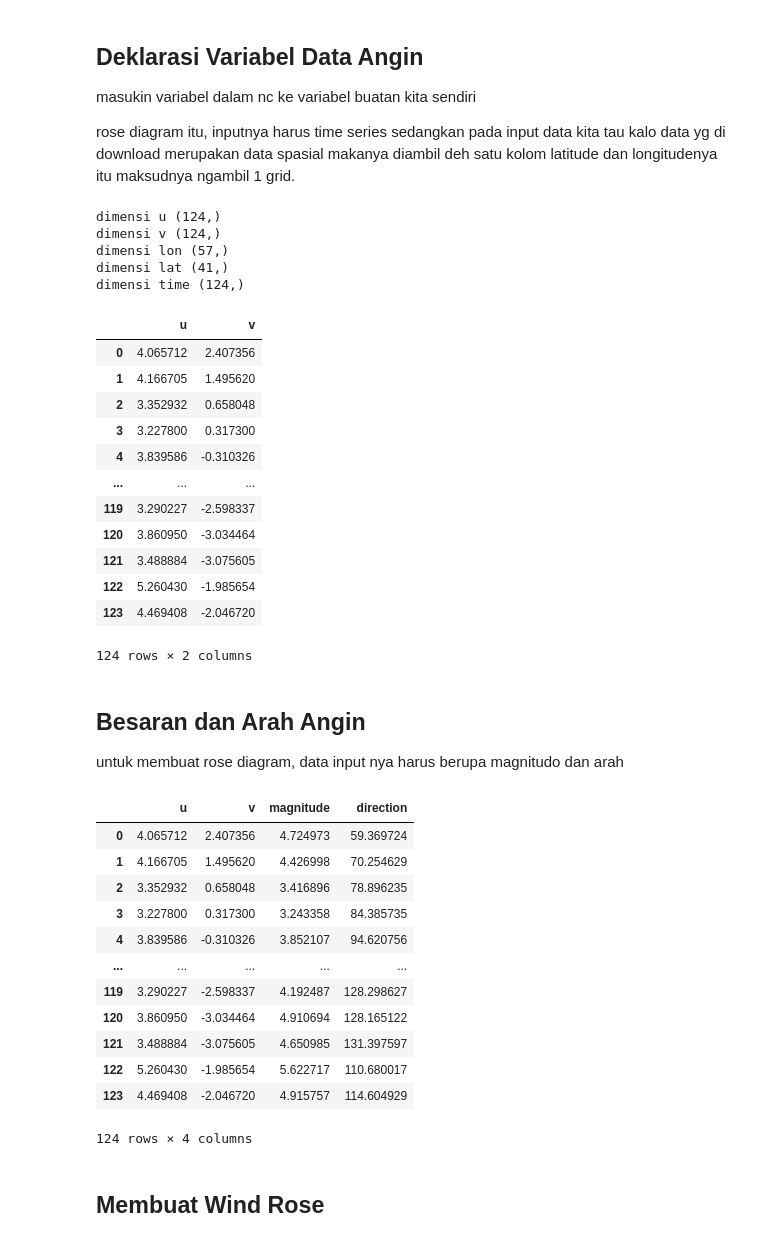
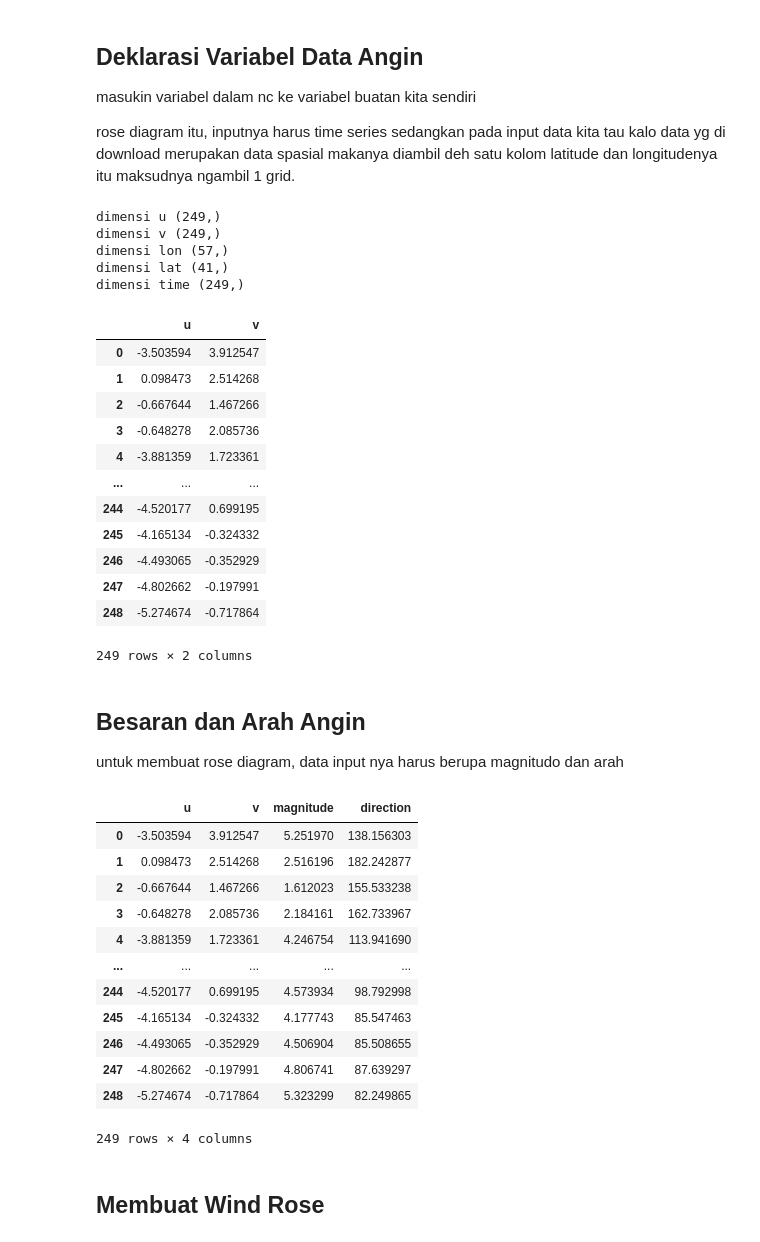
Before and after one commit to daraafiifah/modul4andat, a Jupyter notebook: MODUL4_ROSE_DIAGRAM_me.ipynb, the cells around one changed output. Cells and saved outputs as stored; diff of their text form; code cells hidden in the pictures.

```diff
--- a/MODUL4_ROSE_DIAGRAM_me.ipynb
+++ b/MODUL4_ROSE_DIAGRAM_me.ipynb
@@ -19,7 +19,7 @@ import matplotlib.pyplot as plt
 ## Input data Angin
 # %%
 #masukin lokasi .nc nya dimana
-fn='D:/smt7/asisten andat/angin1.nc'
+fn='D:/smt7/asisten andat/anginSST2017.nc'
 #buka file nc nya dan liat isinya ada apa aja (variabel dan dimensi)
 ds=nc.Dataset(fn)
 ds
@@ -42,8 +56,8 @@ masukin variabel dalam nc ke variabel buatan kita sendiri
 rose diagram itu, inputnya harus time series sedangkan pada input data kita tau kalo data yg di download merupakan data spasial makanya diambil deh satu kolom latitude dan longitudenya itu maksudnya ngambil 1 grid.
 # %%
 
-u=ds.variables['u10'][:,25,25]
-v=ds.variables['v10'][:,25,25]
+u=ds.variables['u10'][:,5,5]
+v=ds.variables['v10'][:,5,5]
 lon=ds.variables['longitude'][:]
 lat=ds.variables['latitude'][:]
 time=ds.variables['time'][:]
@@ -55,11 +69,11 @@ print('dimensi lon',np.shape(lon))
 print('dimensi lat',np.shape(lat))
 print('dimensi time',np.shape(time))
 # %% [output]
-dimensi u (124,)
-dimensi v (124,)
+dimensi u (249,)
+dimensi v (249,)
 dimensi lon (57,)
 dimensi lat (41,)
-dimensi time (124,)
+dimensi time (249,)
 # %%
 #untuk melihat data
 data_angin=pd.DataFrame(u,columns=['u'])
@@ -67,52 +81,69 @@ data_angin['v']=v
 display(data_angin)
 # %% [output]
 |  | u | v |
-| 0 | 4.065712 | 2.407356 |
-| 1 | 4.166705 | 1.495620 |
-| 2 | 3.352932 | 0.658048 |
-| 3 | 3.227800 | 0.317300 |
-| 4 | 3.839586 | -0.310326 |
+| 0 | -3.503594 | 3.912547 |
+| 1 | 0.098473 | 2.514268 |
+| 2 | -0.667644 | 1.467266 |
+| 3 | -0.648278 | 2.085736 |
+| 4 | -3.881359 | 1.723361 |
 | ... | ... | ... |
-| 119 | 3.290227 | -2.598337 |
-| 120 | 3.860950 | -3.034464 |
-| 121 | 3.488884 | -3.075605 |
-| 122 | 5.260430 | -1.985654 |
-| 123 | 4.469408 | -2.046720 |
+| 244 | -4.520177 | 0.699195 |
+| 245 | -4.165134 | -0.324332 |
+| 246 | -4.493065 | -0.352929 |
+| 247 | -4.802662 | -0.197991 |
+| 248 | -5.274674 | -0.717864 |
-124 rows × 2 columns
+249 rows × 2 columns
 # %% [markdown]
 ## Besaran dan Arah Angin
 untuk membuat rose diagram, data input nya harus berupa magnitudo dan arah
+# %%
+
+mag=[]
+for i in range(len(data_angin)):
+    rumuz=math.hypot(data_angin['U (cm/s)'].iloc[i],data_angin['V (cm/s)'].iloc[i])
+    mag.append(rumuz)
+data_angin['magnitude']=mag[:]
+
+dir=[]
+for i in range(len(data_angin)):
+    rumus=180+(180/math.pi)*math.atan2(data_angin['U (cm/s)'].iloc[i],data_angin['V (cm/s)'].iloc[i])
+    rumus=rumus%360
+    dir.append(rumus)
+
+data_angin['direction']=dir[:]
+
+display(data_angin)
 # %%
 
 mag=[]
 for i in range(len(data_angin)):
     rumuz=math.hypot(data_angin['u'].iloc[i],data_angin['v'].iloc[i])
     mag.append(rumuz)
 data_angin['magnitude']=mag[:]
 
 dir=[]
 for i in range(len(data_angin)):
-    rumus=360+(180/math.pi)*math.atan2(data_angin['u'].iloc[i],data_angin['v'].iloc[i])
+    rumus=180+(180/math.pi)*math.atan2(data_angin['u'].iloc[i],data_angin['v'].iloc[i])
     rumus=rumus%360
     dir.append(rumus)
 
 data_angin['direction']=dir[:]
 
 display(data_angin)
 # %% [output]
 |  | u | v | magnitude | direction |
-| 0 | 4.065712 | 2.407356 | 4.724973 | 59.369724 |
-| 1 | 4.166705 | 1.495620 | 4.426998 | 70.254629 |
-| 2 | 3.352932 | 0.658048 | 3.416896 | 78.896235 |
-| 3 | 3.227800 | 0.317300 | 3.243358 | 84.385735 |
-| 4 | 3.839586 | -0.310326 | 3.852107 | 94.620756 |
+| 0 | -3.503594 | 3.912547 | 5.251970 | 138.156303 |
+| 1 | 0.098473 | 2.514268 | 2.516196 | 182.242877 |
+| 2 | -0.667644 | 1.467266 | 1.612023 | 155.533238 |
+| 3 | -0.648278 | 2.085736 | 2.184161 | 162.733967 |
+| 4 | -3.881359 | 1.723361 | 4.246754 | 113.941690 |
 | ... | ... | ... | ... | ... |
-| 119 | 3.290227 | -2.598337 | 4.192487 | 128.298627 |
-| 120 | 3.860950 | -3.034464 | 4.910694 | 128.165122 |
-| 121 | 3.488884 | -3.075605 | 4.650985 | 131.397597 |
-| 122 | 5.260430 | -1.985654 | 5.622717 | 110.680017 |
-| 123 | 4.469408 | -2.046720 | 4.915757 | 114.604929 |
+| 244 | -4.520177 | 0.699195 | 4.573934 | 98.792998 |
+| 245 | -4.165134 | -0.324332 | 4.177743 | 85.547463 |
+| 246 | -4.493065 | -0.352929 | 4.506904 | 85.508655 |
+| 247 | -4.802662 | -0.197991 | 4.806741 | 87.639297 |
+| 248 | -5.274674 | -0.717864 | 5.323299 | 82.249865 |
-124 rows × 4 columns
+249 rows × 4 columns
 # %% [markdown]
 ## Membuat Wind Rose
 # %%
```
Also changed, not shown: parts of 8 cells of this notebook, 4 other files.
